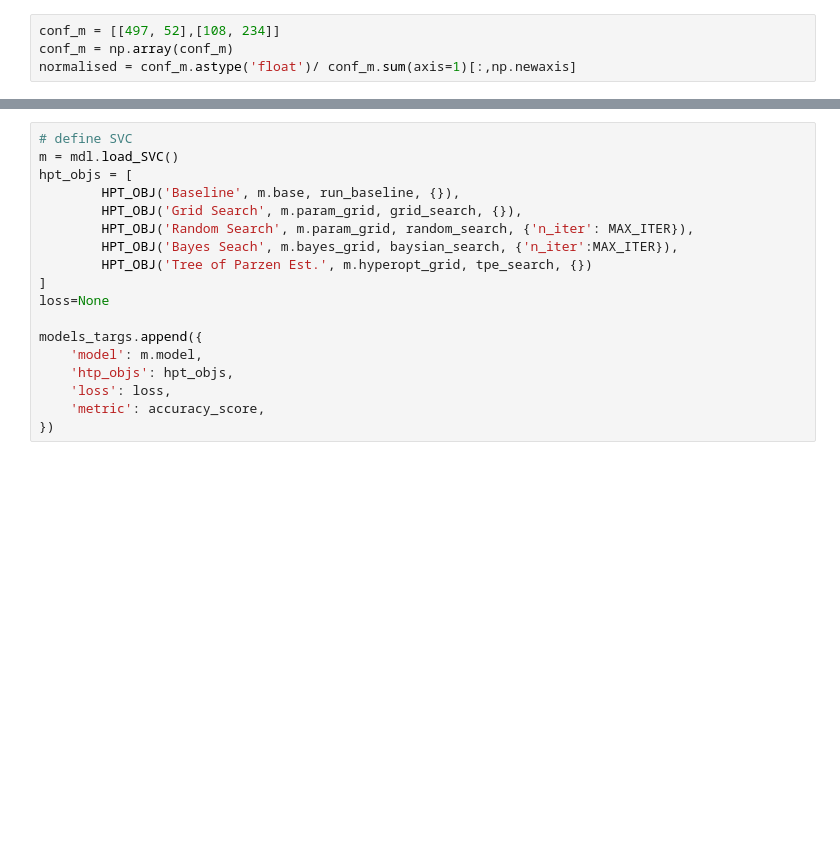
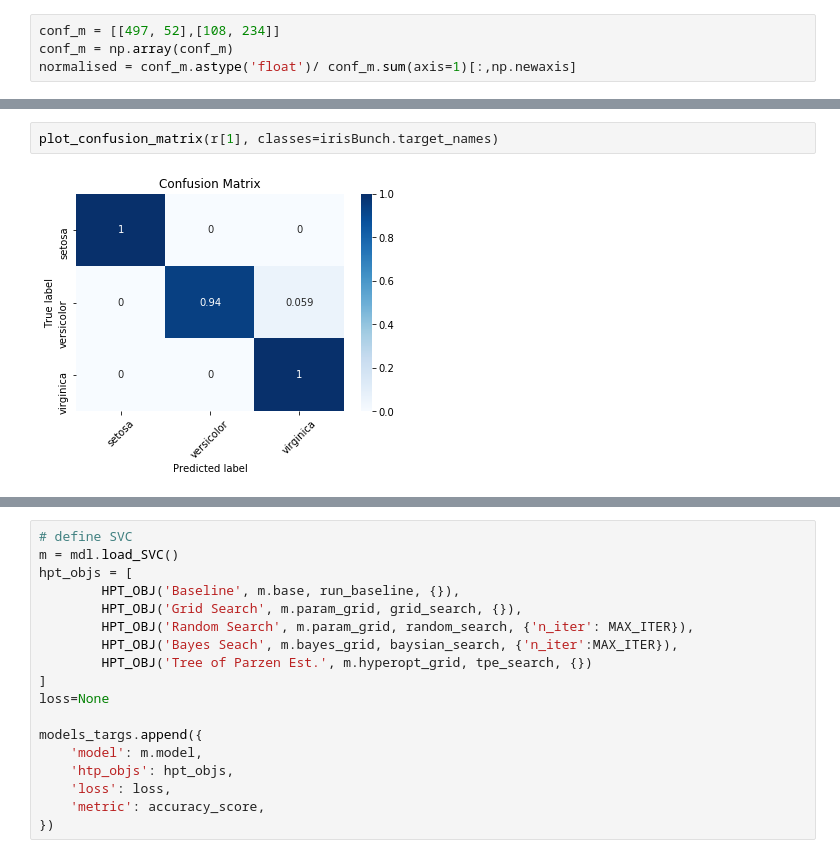
Before and after one commit to tonianelope/Hyper-Parameter-Tuning, a Jupyter notebook: HPT_core/hpt_classification.ipynb, the cells around one changed output, grey strips where cells are left out. Cells and saved outputs as stored; diff of their text form; blank space fills up the shorter version.

```diff
--- a/HPT_core/hpt_classification.ipynb
+++ b/HPT_core/hpt_classification.ipynb
@@ -131,0 +195,4 @@ ValueError: dictionary update sequence element #0 has length 6; 2 is required
+# %%
+plot_confusion_matrix(r[1], classes=irisBunch.target_names)
+# %% [output]
+[figure, added]
```
Also changed, not shown: parts of 14 cells of this notebook, 1 other file.
